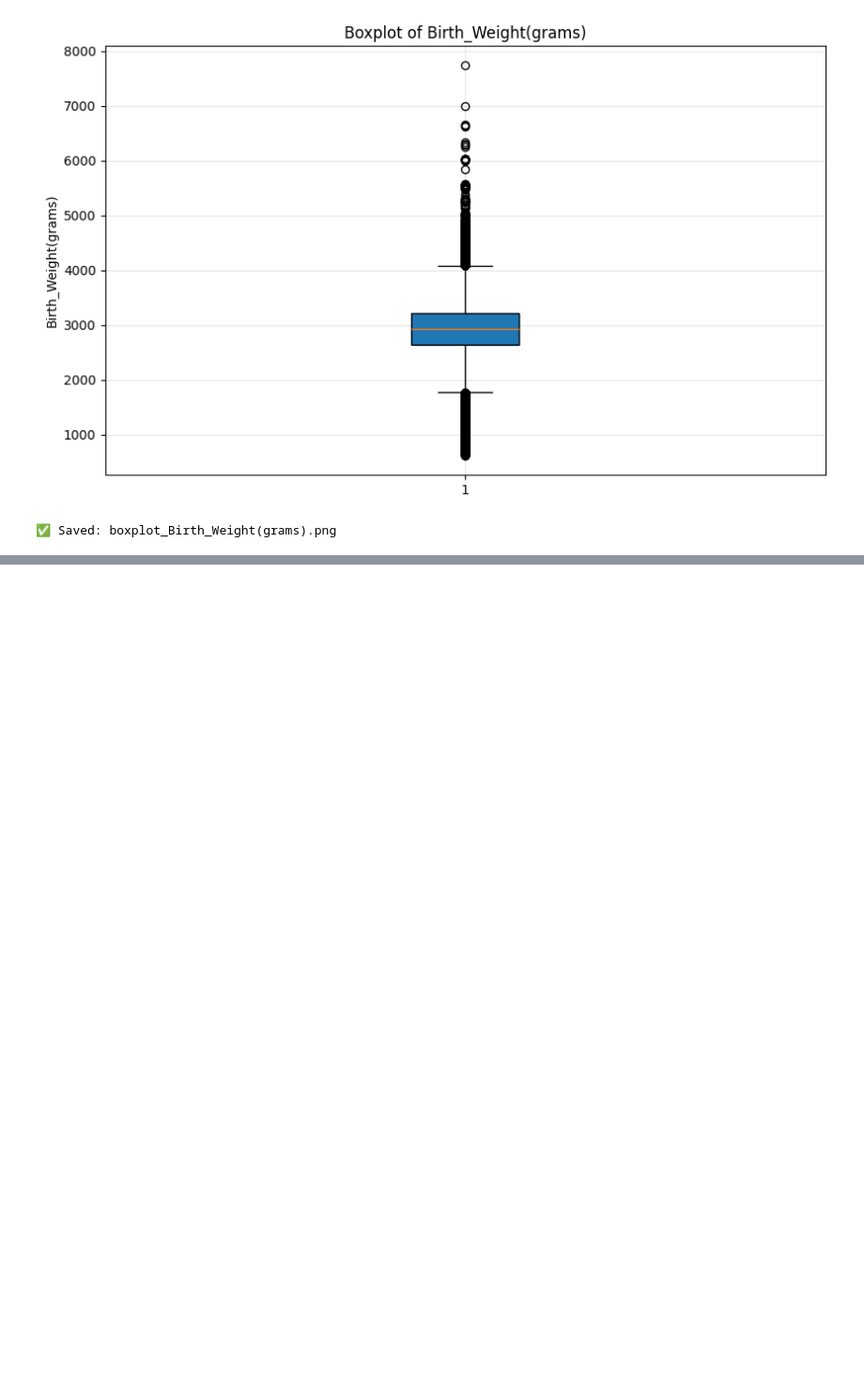
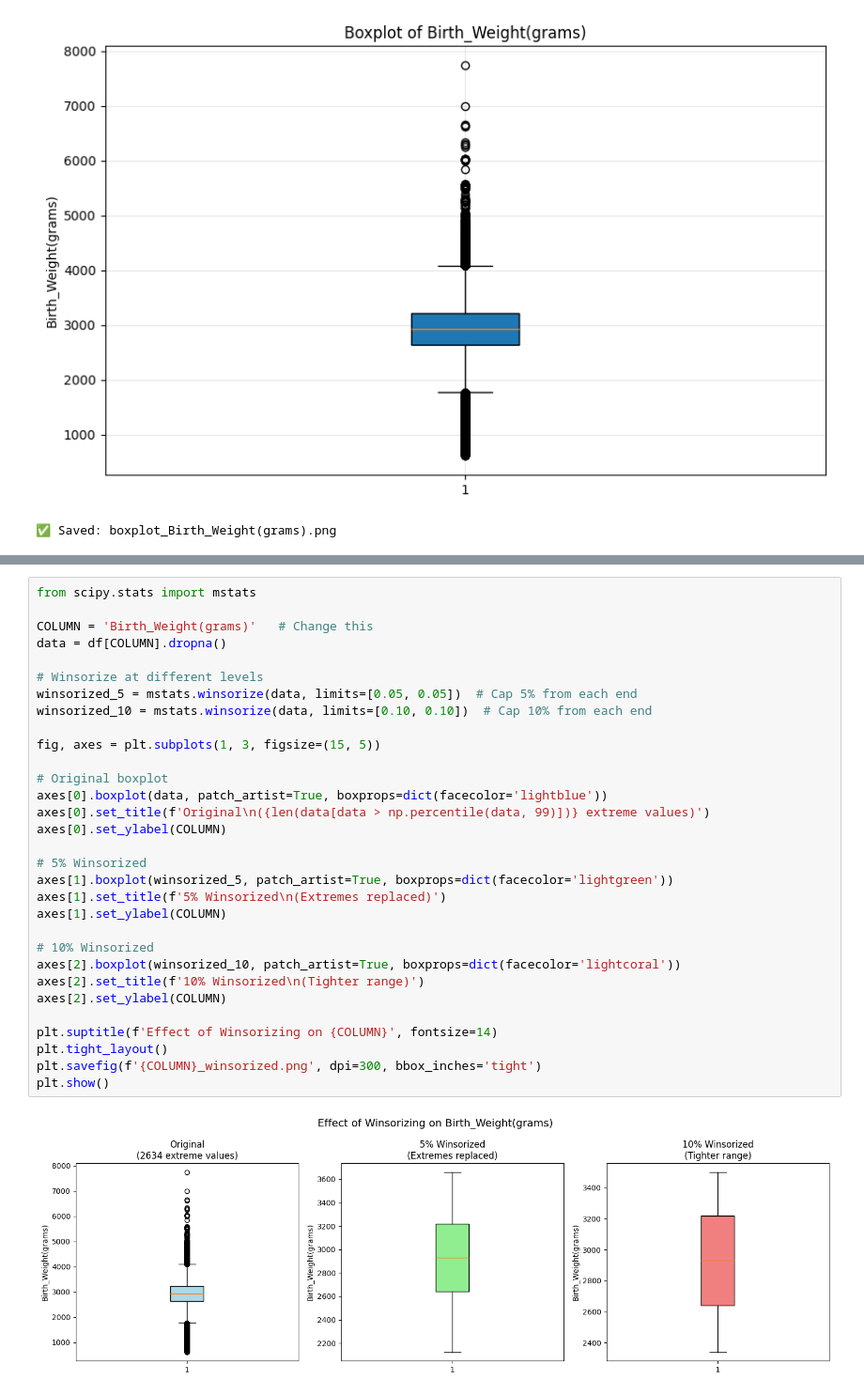
Before and after one commit to Dhanushkaprabhath2001/parity-patterns-sri-lanka, a Jupyter notebook: notebooks/2020_Birth/analysis01.ipynb, the cells around one changed output, grey strips where cells are left out. Shown at 94% size. Cells and saved outputs as stored; diff of their text form; blank space fills up the shorter version.

```diff
--- a/notebooks/2020_Birth/analysis01.ipynb
+++ b/notebooks/2020_Birth/analysis01.ipynb
@@ -532,0 +594,33 @@ else:
+# %%
+from scipy.stats import mstats
+
+COLUMN = 'Birth_Weight(grams)'   # Change this
+data = df[COLUMN].dropna()
+
+# Winsorize at different levels
+winsorized_5 = mstats.winsorize(data, limits=[0.05, 0.05])  # Cap 5% from each end
+winsorized_10 = mstats.winsorize(data, limits=[0.10, 0.10])  # Cap 10% from each end
+
+fig, axes = plt.subplots(1, 3, figsize=(15, 5))
+
+# Original boxplot
+axes[0].boxplot(data, patch_artist=True, boxprops=dict(facecolor='lightblue'))
+axes[0].set_title(f'Original\n({len(data[data > np.percentile(data, 99)])} extreme values)')
+axes[0].set_ylabel(COLUMN)
+
+# 5% Winsorized
+axes[1].boxplot(winsorized_5, patch_artist=True, boxprops=dict(facecolor='lightgreen'))
+axes[1].set_title(f'5% Winsorized\n(Extremes replaced)')
+axes[1].set_ylabel(COLUMN)
+
+# 10% Winsorized
+axes[2].boxplot(winsorized_10, patch_artist=True, boxprops=dict(facecolor='lightcoral'))
+axes[2].set_title(f'10% Winsorized\n(Tighter range)')
+axes[2].set_ylabel(COLUMN)
+
+plt.suptitle(f'Effect of Winsorizing on {COLUMN}', fontsize=14)
+plt.tight_layout()
+plt.savefig(f'{COLUMN}_winsorized.png', dpi=300, bbox_inches='tight')
+plt.show()
+# %% [output]
+[figure, added]
```
Also changed, not shown: parts of 12 cells of this notebook, 19 other files.
